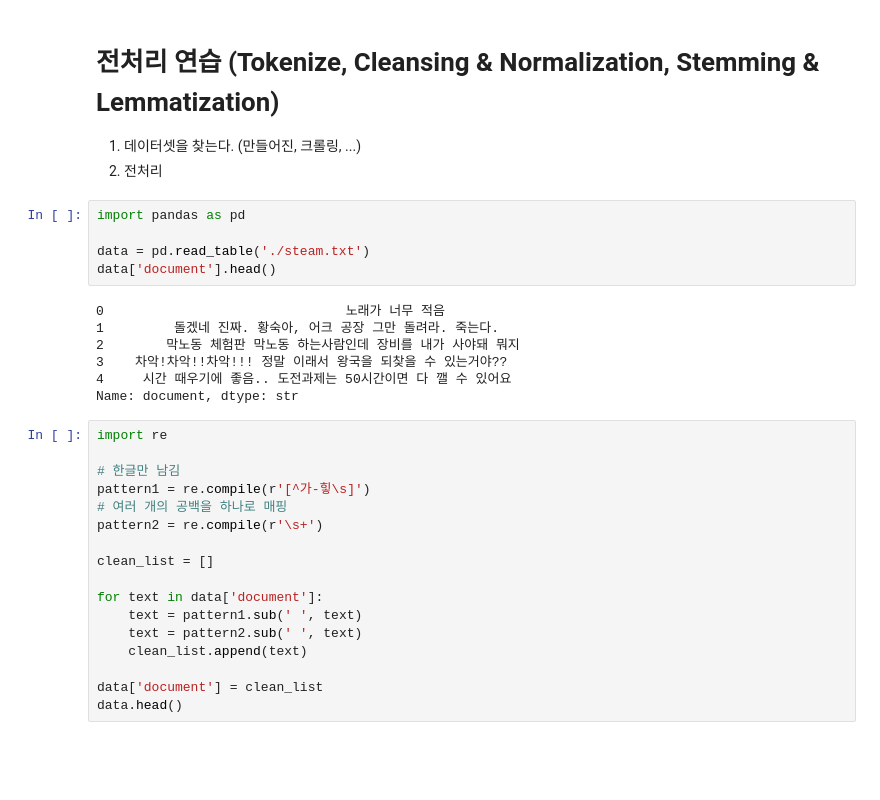
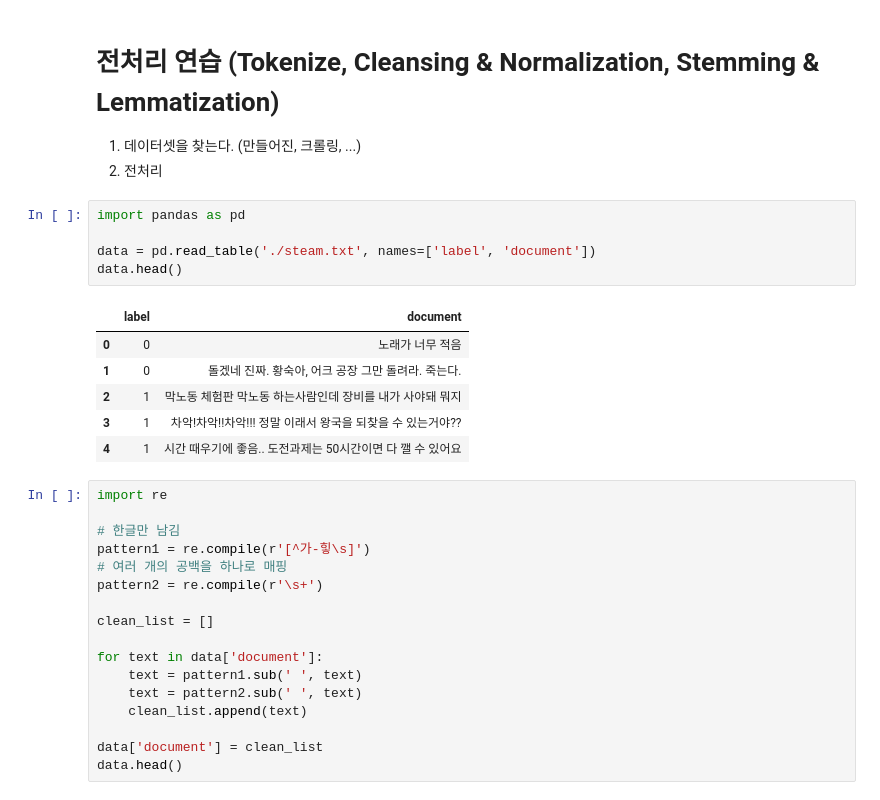
Before and after one commit to areum117/NLP_practice, a Jupyter notebook: 01_preprocessing.ipynb, the cells around one changed output. Cells and saved outputs as stored; diff of their text form; blank space fills up the shorter version.

```diff
--- a/01_preprocessing.ipynb
+++ b/01_preprocessing.ipynb
@@ -6,15 +6,15 @@
 # %%
 import pandas as pd
 
-data = pd.read_table('./steam.txt')
-data['document'].head()
+data = pd.read_table('./steam.txt', names=['label', 'document'])
+data.head()
 # %% [output]
-0                               노래가 너무 적음
-1         돌겠네 진짜. 황숙아, 어크 공장 그만 돌려라. 죽는다.
-2        막노동 체험판 막노동 하는사람인데 장비를 내가 사야돼 뭐지
-3    차악!차악!!차악!!! 정말 이래서 왕국을 되찾을 수 있는거야??
-4     시간 때우기에 좋음.. 도전과제는 50시간이면 다 깰 수 있어요
-Name: document, dtype: str
+|  | label | document |
+| 0 | 0 | 노래가 너무 적음 |
+| 1 | 0 | 돌겠네 진짜. 황숙아, 어크 공장 그만 돌려라. 죽는다. |
+| 2 | 1 | 막노동 체험판 막노동 하는사람인데 장비를 내가 사야돼 뭐지 |
+| 3 | 1 | 차악!차악!!차악!!! 정말 이래서 왕국을 되찾을 수 있는거야?? |
+| 4 | 1 | 시간 때우기에 좋음.. 도전과제는 50시간이면 다 깰 수 있어요 |
 # %%
 import re
 
```
Also changed, not shown: parts of 1 cell of this notebook, 1 other file.
